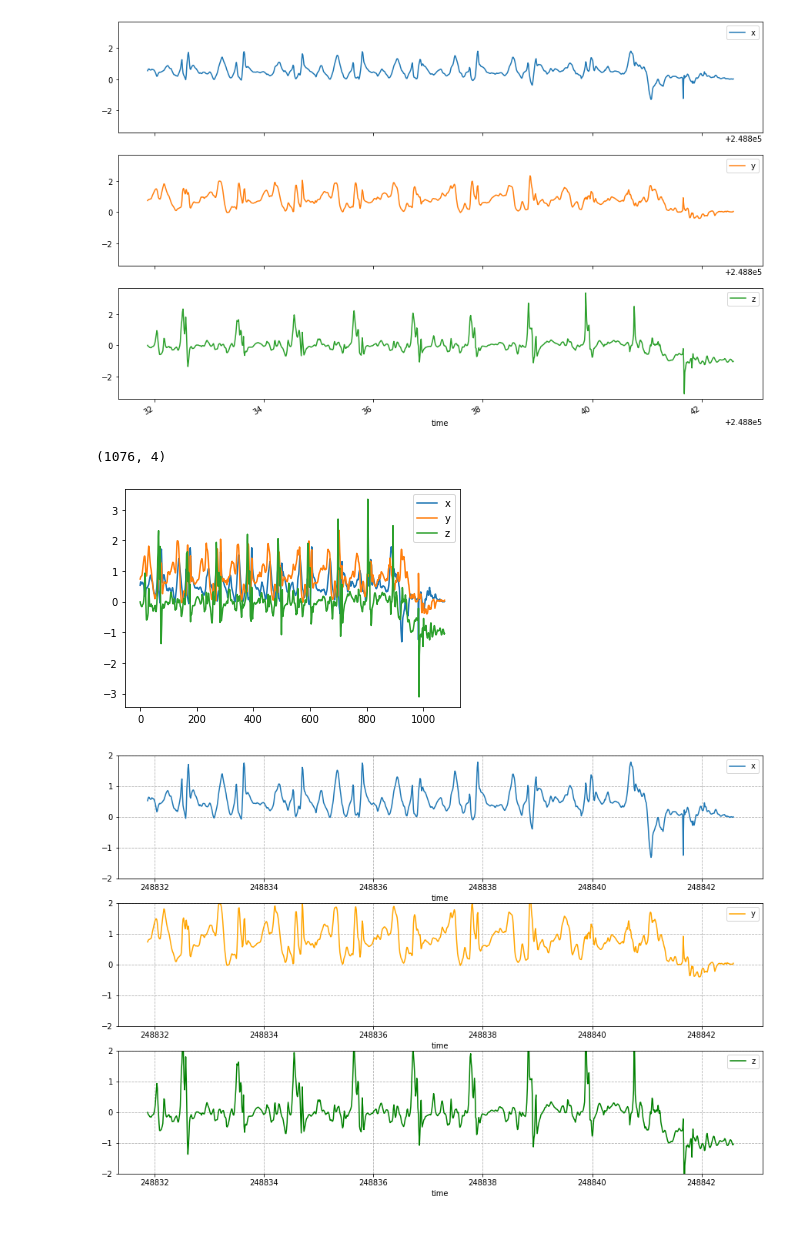
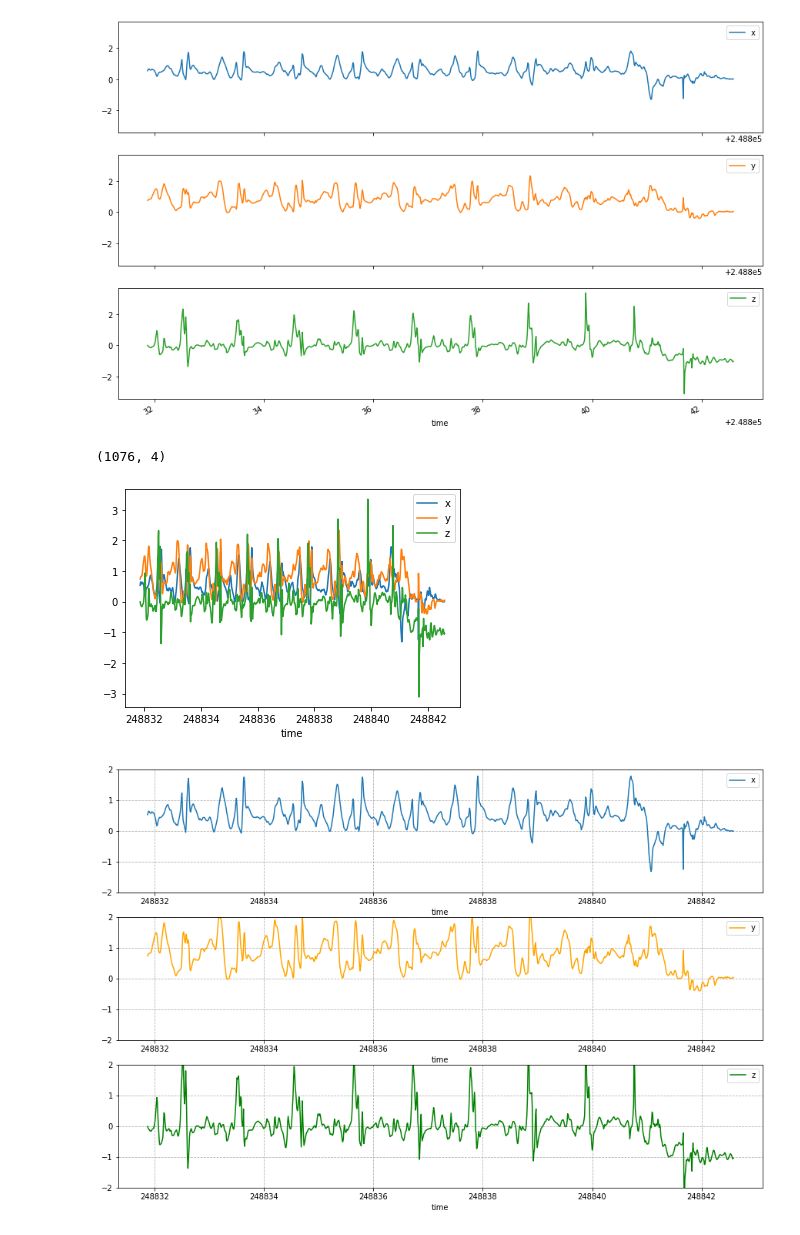
Before and after one commit to mAenon/csv_plot, a Jupyter notebook: csv_plot.ipynb, the cells around one changed output. Cells and saved outputs as stored; diff of their text form; code cells hidden in the pictures.

```diff
--- a/csv_plot.ipynb
+++ b/csv_plot.ipynb
@@ -67,35 +67,37 @@ import matplotlib.pyplot as plt
 numarray = np.loadtxt(path, delimiter=",")
 print(numarray.shape)
 
-plt.plot(numarray[:, 1], label = "x")
-plt.plot(numarray[:, 2], label = "y")
-plt.plot(numarray[:, 3], label = "z")
+plt.plot(numarray[:, 0], numarray[:, 1], label = "x")
+plt.plot(numarray[:, 0], numarray[:, 2], label = "y")
+plt.plot(numarray[:, 0], numarray[:, 3], label = "z")
+plt.gca().get_xaxis().get_major_formatter().set_useOffset(False) # autoFormat x label
+plt.gca().set_xlabel("time")
 plt.legend()
 plt.show()
 
 
 plt.figure(figsize = (15, 10))
 plt.subplot(3, 1, 1) # 1 of 3 * 1 graph
 plt.plot(numarray[:, 0], numarray[:, 1], label = "x")
 
 plt.subplot(3, 1, 2)# 2 of 3 * 1 graph
 plt.plot(numarray[:, 0],numarray[:, 2], label = "y", color = "orange")
 
 plt.subplot(3, 1, 3) # 3 of 3 * 1 graph
 plt.plot(numarray[:, 0],numarray[:, 3], label = "z", color = "green")
 
 graphs = plt.gcf().get_axes()
 
 for graph in graphs:
     # graph is Axes object
     graph.set_ylim(top=2, bottom=-2) # limit
     graph.grid(linestyle="--") # backbround grid
     graph.get_xaxis().get_major_formatter().set_useOffset(False) # autoFormat x label
     graph.set_xlabel("time") # xlabel name
     graph.legend() # show label etc.
 
 plt.show()
 # %% [output]
 (1076, 4)
-[figure, old version]
+[figure, new version]
 [figure]
```
